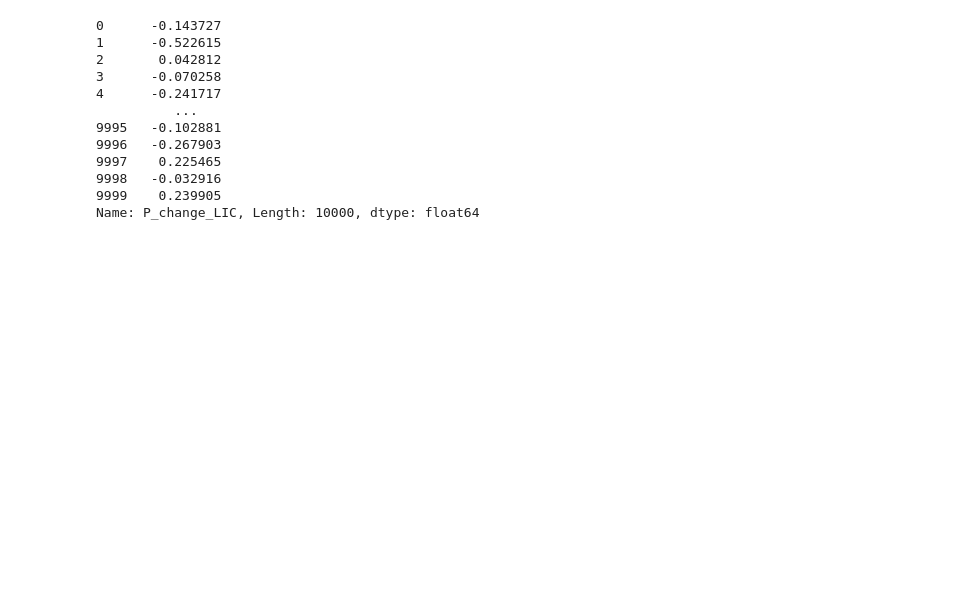
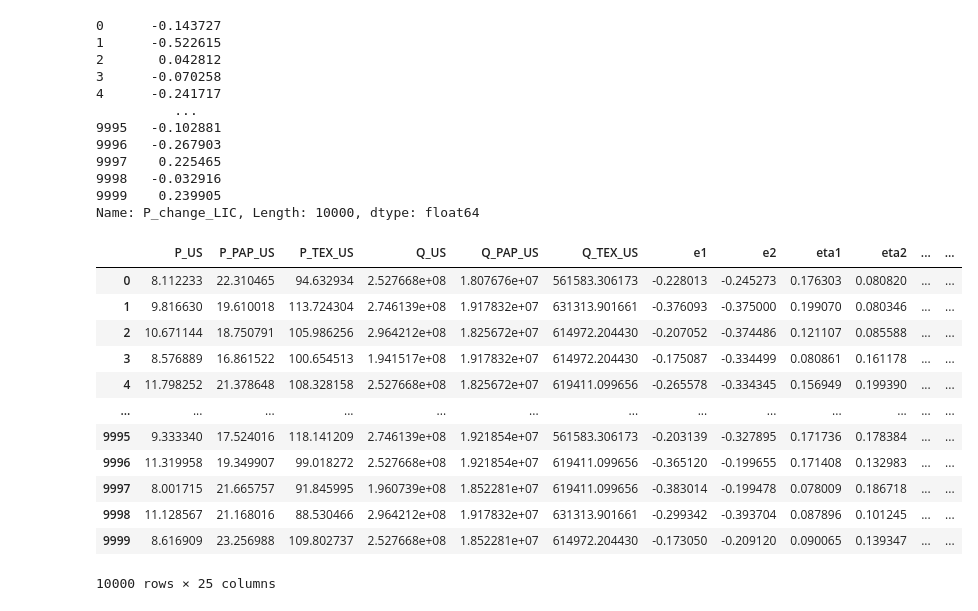
Before and after one commit to 22DataChallengeCItadel/Data-Open-Championship, a Jupyter notebook: simulation_visualization.ipynb, the cells around one changed output. Cells and saved outputs as stored; diff of their text form; code cells hidden in the pictures; blank space fills up the shorter version.

```diff
--- a/simulation_visualization.ipynb
+++ b/simulation_visualization.ipynb
@@ -1591,3 +1671,19 @@ results["P_change_LIC"]
 9998   -0.032916
 9999    0.239905
 Name: P_change_LIC, Length: 10000, dtype: float64
+# %%
+results
+# %% [output]
+|  | P_US | P_PAP_US | P_TEX_US | Q_US | Q_PAP_US | Q_TEX_US | e1 | e2 | eta1 | eta2 | ... | ... |
+| 0 | 8.112233 | 22.310465 | 94.632934 | 2.527668e+08 | 1.807676e+07 | 561583.306173 | -0.228013 | -0.245273 | 0.176303 | 0.080820 | ... | ... |
+| 1 | 9.816630 | 19.610018 | 113.724304 | 2.746139e+08 | 1.917832e+07 | 631313.901661 | -0.376093 | -0.375000 | 0.199070 | 0.080346 | ... | ... |
+| 2 | 10.671144 | 18.750791 | 105.986256 | 2.964212e+08 | 1.825672e+07 | 614972.204430 | -0.207052 | -0.374486 | 0.121107 | 0.085588 | ... | ... |
+| 3 | 8.576889 | 16.861522 | 100.654513 | 1.941517e+08 | 1.917832e+07 | 614972.204430 | -0.175087 | -0.334499 | 0.080861 | 0.161178 | ... | ... |
+| 4 | 11.798252 | 21.378648 | 108.328158 | 2.527668e+08 | 1.825672e+07 | 619411.099656 | -0.265578 | -0.334345 | 0.156949 | 0.199390 | ... | ... |
+| ... | ... | ... | ... | ... | ... | ... | ... | ... | ... | ... | ... | ... |
+| 9995 | 9.333340 | 17.524016 | 118.141209 | 2.746139e+08 | 1.921854e+07 | 561583.306173 | -0.203139 | -0.327895 | 0.171736 | 0.178384 | ... | ... |
+| 9996 | 11.319958 | 19.349907 | 99.018272 | 2.527668e+08 | 1.921854e+07 | 619411.099656 | -0.365120 | -0.199655 | 0.171408 | 0.132983 | ... | ... |
+| 9997 | 8.001715 | 21.665757 | 91.845995 | 1.960739e+08 | 1.852281e+07 | 619411.099656 | -0.383014 | -0.199478 | 0.078009 | 0.186718 | ... | ... |
+| 9998 | 11.128567 | 21.168016 | 88.530466 | 2.964212e+08 | 1.917832e+07 | 631313.901661 | -0.299342 | -0.393704 | 0.087896 | 0.101245 | ... | ... |
+| 9999 | 8.616909 | 23.256988 | 109.802737 | 2.527668e+08 | 1.852281e+07 | 614972.204430 | -0.173050 | -0.209120 | 0.090065 | 0.139347 | ... | ... |
+10000 rows × 25 columns
```
Also changed, not shown: parts of 9 cells of this notebook.
